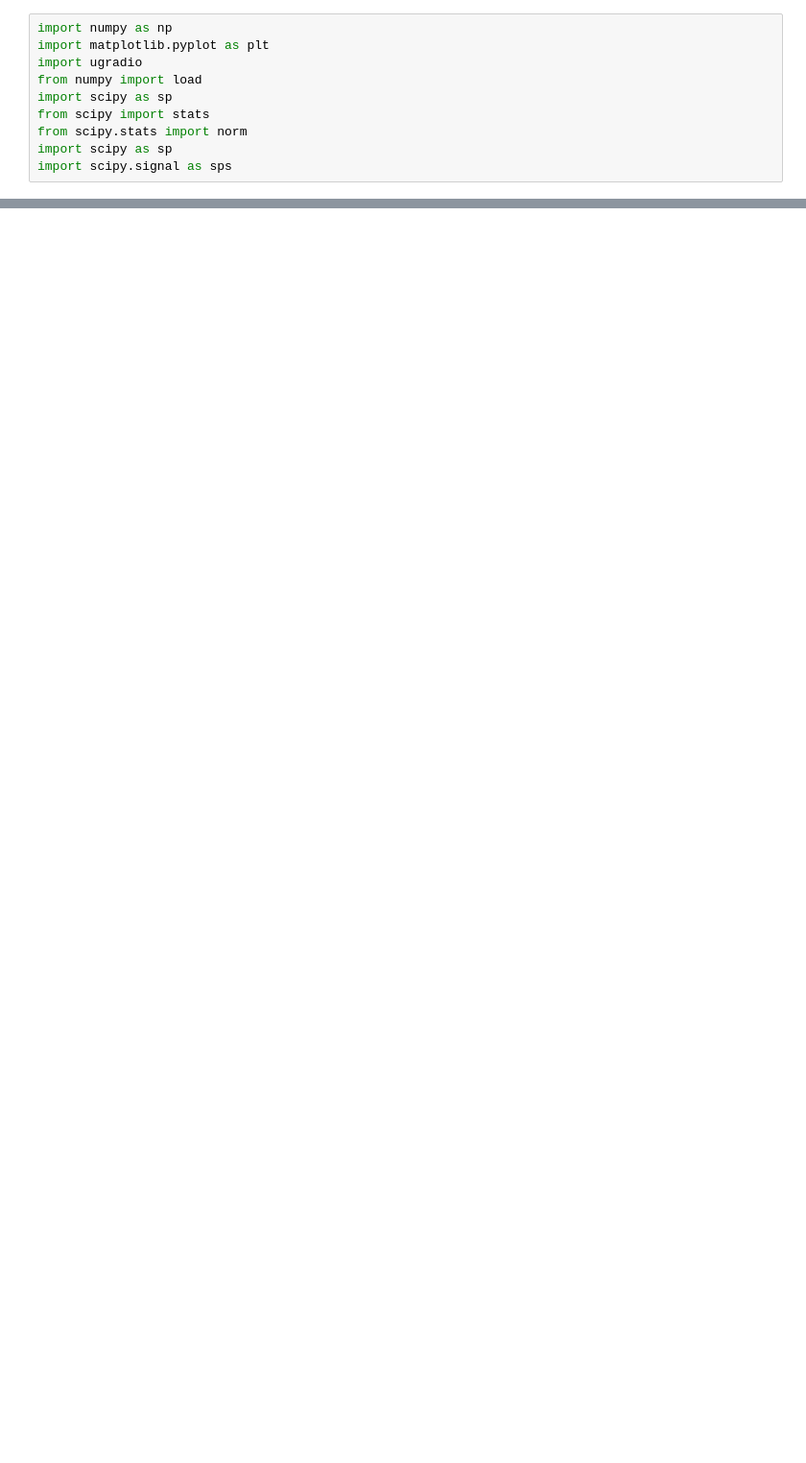
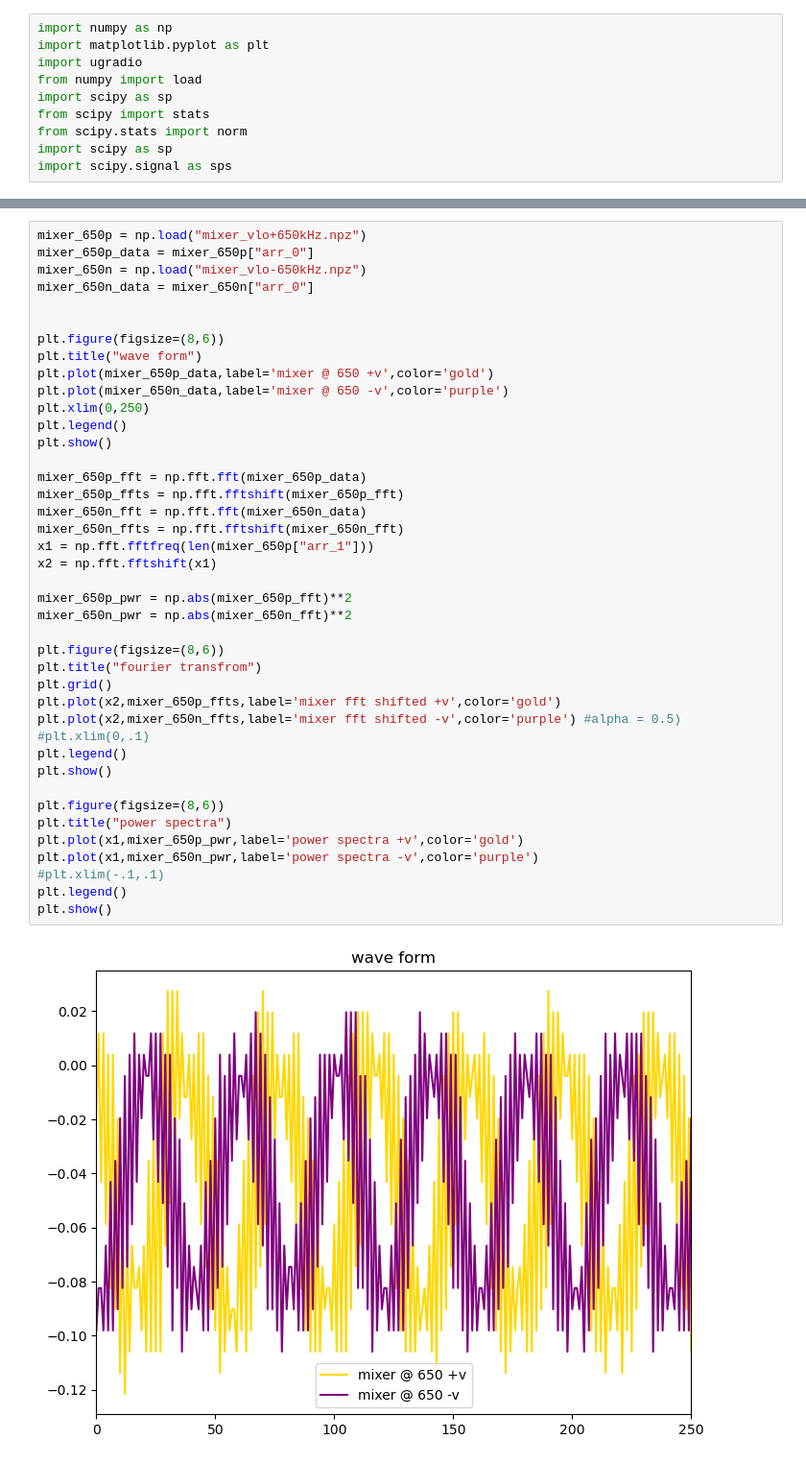
Before and after one commit to johnnyhff11/Lab1_scripts, a Jupyter notebook: workspace 3.0.ipynb, the cells around one changed output, grey strips where cells are left out. Shown at 96% size. Drawn from its saved outputs; the diff is of its cells as text; blank space fills up the shorter version.

```diff
--- a/workspace 3.0.ipynb
+++ b/workspace 3.0.ipynb
@@ -40,0 +39,43 @@ plt.show()
+# %%
+mixer_650p = np.load("mixer_vlo+650kHz.npz")
+mixer_650p_data = mixer_650p["arr_0"]
+mixer_650n = np.load("mixer_vlo-650kHz.npz")
+mixer_650n_data = mixer_650n["arr_0"]
+
+
+plt.figure(figsize=(8,6))
+plt.title("wave form")
+plt.plot(mixer_650p_data,label='mixer @ 650 +v',color='gold')
+plt.plot(mixer_650n_data,label='mixer @ 650 -v',color='purple')
+plt.xlim(0,250)
+plt.legend()
+plt.show()
+
+mixer_650p_fft = np.fft.fft(mixer_650p_data)
+mixer_650p_ffts = np.fft.fftshift(mixer_650p_fft)
+mixer_650n_fft = np.fft.fft(mixer_650n_data)
+mixer_650n_ffts = np.fft.fftshift(mixer_650n_fft)
+x1 = np.fft.fftfreq(len(mixer_650p["arr_1"]))
+x2 = np.fft.fftshift(x1)
+
+mixer_650p_pwr = np.abs(mixer_650p_fft)**2
+mixer_650n_pwr = np.abs(mixer_650n_fft)**2
+
+plt.figure(figsize=(8,6))
+plt.title("fourier transfrom")
+plt.grid()
+plt.plot(x2,mixer_650p_ffts,label='mixer fft shifted +v',color='gold')
+plt.plot(x2,mixer_650n_ffts,label='mixer fft shifted -v',color='purple') #alpha = 0.5)
+#plt.xlim(0,.1)
+plt.legend()
+plt.show()
+
+plt.figure(figsize=(8,6))
+plt.title("power spectra")
+plt.plot(x1,mixer_650p_pwr,label='power spectra +v',color='gold')
+plt.plot(x1,mixer_650n_pwr,label='power spectra -v',color='purple')
+#plt.xlim(-.1,.1)
+plt.legend()
+plt.show()
+# %% [output]
+[figure, added]
```
Also changed, not shown: parts of 8 cells of this notebook, 14 other files.
